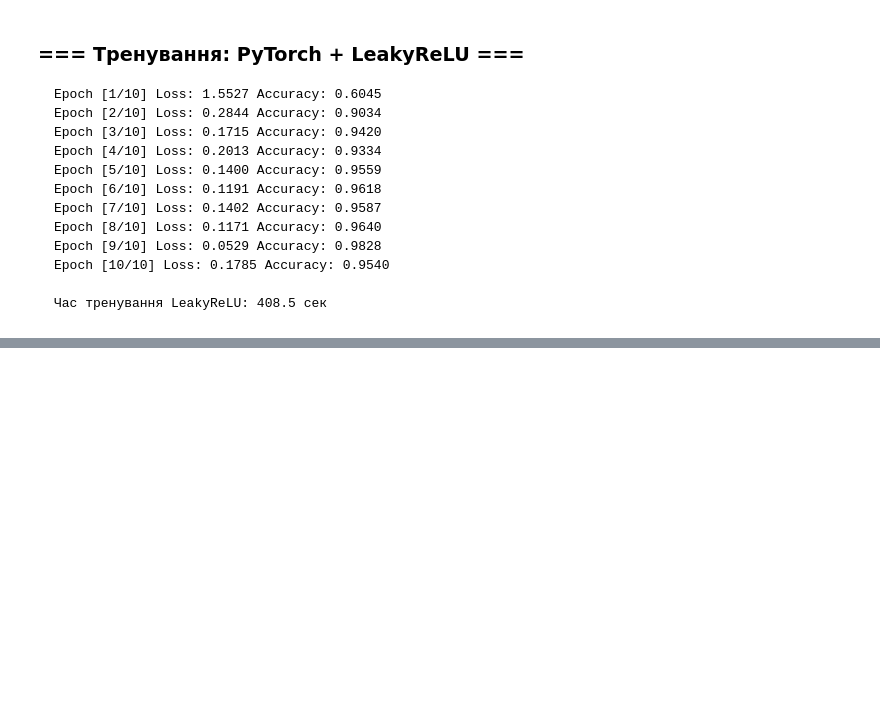
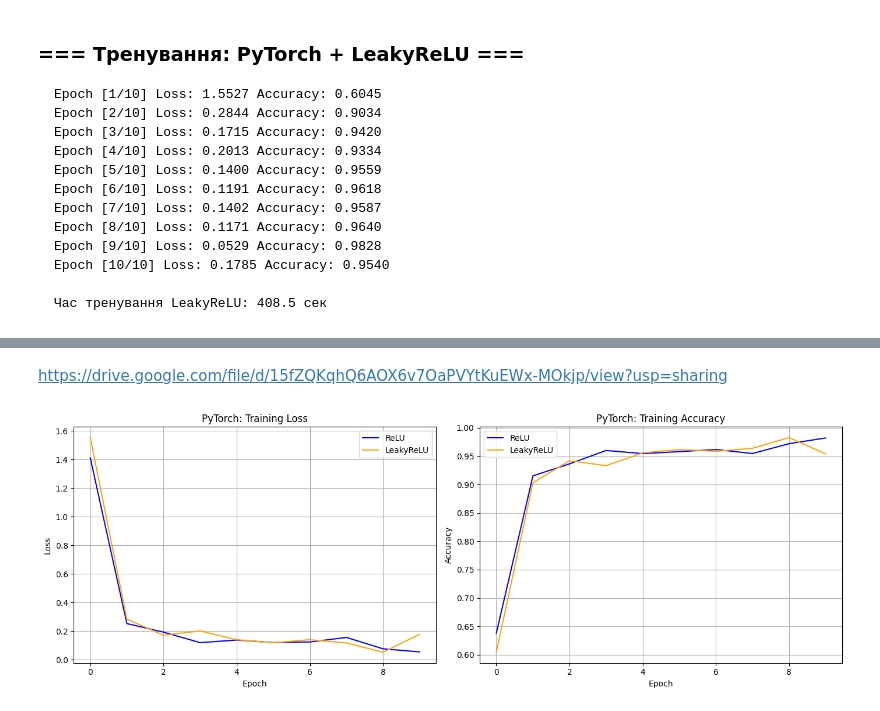
Before and after one commit to potervi94/hw_nn3_fruits_nn, a Jupyter notebook: hw-nn3-fruits-my-first-nn.ipynb, the cells around one changed output, grey strips where cells are left out. Cells and saved outputs as stored; diff of their text form; code cells hidden in the pictures; blank space fills up the shorter version.

```diff
--- a/hw-nn3-fruits-my-first-nn.ipynb
+++ b/hw-nn3-fruits-my-first-nn.ipynb
@@ -751,0 +582,30 @@ plt.show()
+# %% [markdown]
+[https://drive.google.com/file/d/15fZQKqhQ6AOX6v7OaPVYtKuEWx-MOkjp/view?usp=sharing](http://)
+# %%
+# Графіки PyTorch
+import matplotlib.pyplot as plt
+
+fig, (ax1, ax2) = plt.subplots(1, 2, figsize=(14, 5))
+
+# Loss
+ax1.plot(train_losses_relu, label='ReLU', color='blue')
+ax1.plot(train_losses_leaky, label='LeakyReLU', color='orange')
+ax1.set_xlabel('Epoch')
+ax1.set_ylabel('Loss')
+ax1.set_title('PyTorch: Training Loss')
+ax1.legend()
+ax1.grid(True)
+
+# Accuracy
+ax2.plot(train_accs_relu, label='ReLU', color='blue')
+ax2.plot(train_accs_leaky, label='LeakyReLU', color='orange')
+ax2.set_xlabel('Epoch')
+ax2.set_ylabel('Accuracy')
+ax2.set_title('PyTorch: Training Accuracy')
+ax2.legend()
+ax2.grid(True)
+
+plt.tight_layout()
+plt.show()
+# %% [output]
+[figure, added]
```
Also changed, not shown: parts of 22 cells of this notebook.
